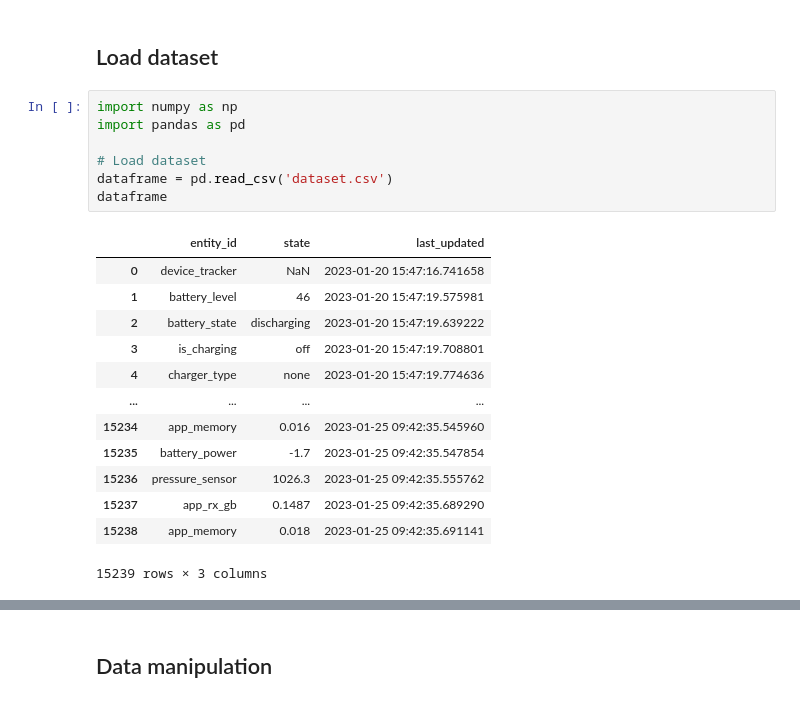
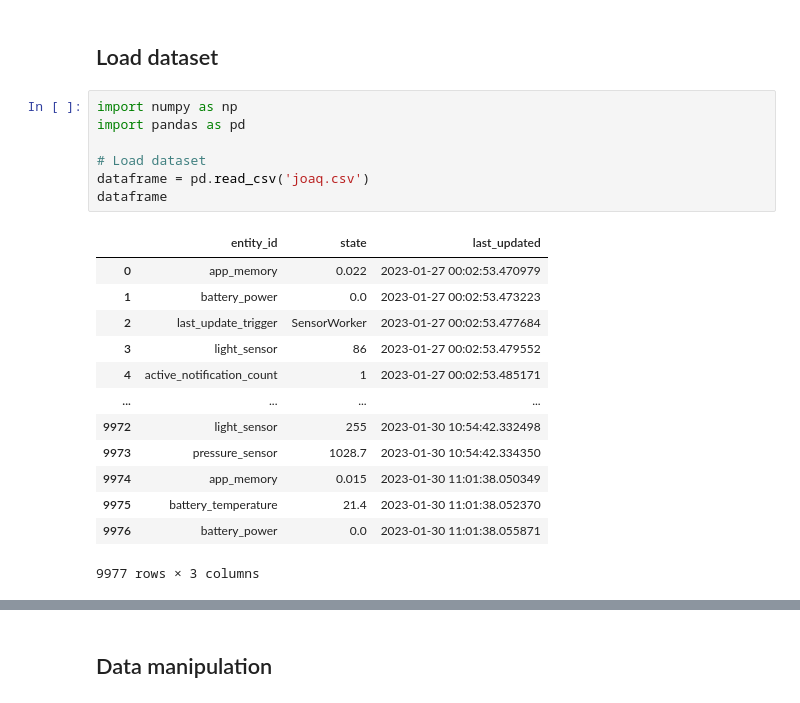
Before and after one commit to nunof98/data-fusion, a Jupyter notebook: main.ipynb, the cells around one changed output, grey strips where cells are left out. Drawn from its saved outputs; the diff is of its cells as text.

```diff
--- a/main.ipynb
+++ b/main.ipynb
@@ -5,21 +5,21 @@
 # %%
 import numpy as np
 import pandas as pd
 
 # Load dataset
-dataframe = pd.read_csv('dataset.csv')
+dataframe = pd.read_csv('joaq.csv')
 dataframe
 # %% [output]
 |  | entity_id | state | last_updated |
-| 0 | device_tracker | NaN | 2023-01-20 15:47:16.741658 |
-| 1 | battery_level | 46 | 2023-01-20 15:47:19.575981 |
-| 2 | battery_state | discharging | 2023-01-20 15:47:19.639222 |
-| 3 | is_charging | off | 2023-01-20 15:47:19.708801 |
-| 4 | charger_type | none | 2023-01-20 15:47:19.774636 |
+| 0 | app_memory | 0.022 | 2023-01-27 00:02:53.470979 |
+| 1 | battery_power | 0.0 | 2023-01-27 00:02:53.473223 |
+| 2 | last_update_trigger | SensorWorker | 2023-01-27 00:02:53.477684 |
+| 3 | light_sensor | 86 | 2023-01-27 00:02:53.479552 |
+| 4 | active_notification_count | 1 | 2023-01-27 00:02:53.485171 |
 | ... | ... | ... | ... |
-| 15234 | app_memory | 0.016 | 2023-01-25 09:42:35.545960 |
-| 15235 | battery_power | -1.7 | 2023-01-25 09:42:35.547854 |
-| 15236 | pressure_sensor | 1026.3 | 2023-01-25 09:42:35.555762 |
-| 15237 | app_rx_gb | 0.1487 | 2023-01-25 09:42:35.689290 |
-| 15238 | app_memory | 0.018 | 2023-01-25 09:42:35.691141 |
+| 9972 | light_sensor | 255 | 2023-01-30 10:54:42.332498 |
+| 9973 | pressure_sensor | 1028.7 | 2023-01-30 10:54:42.334350 |
+| 9974 | app_memory | 0.015 | 2023-01-30 11:01:38.050349 |
+| 9975 | battery_temperature | 21.4 | 2023-01-30 11:01:38.052370 |
+| 9976 | battery_power | 0.0 | 2023-01-30 11:01:38.055871 |
-15239 rows × 3 columns
+9977 rows × 3 columns
```
Also changed, not shown: parts of 13 cells of this notebook, 1 other file.
